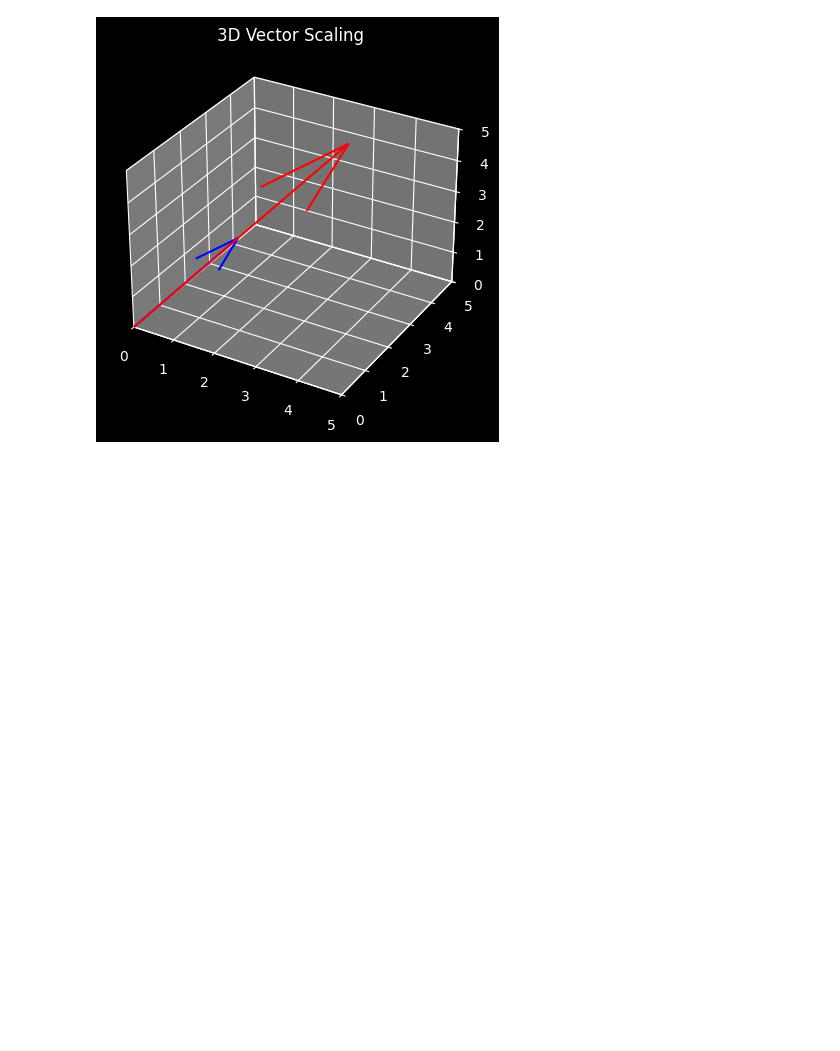
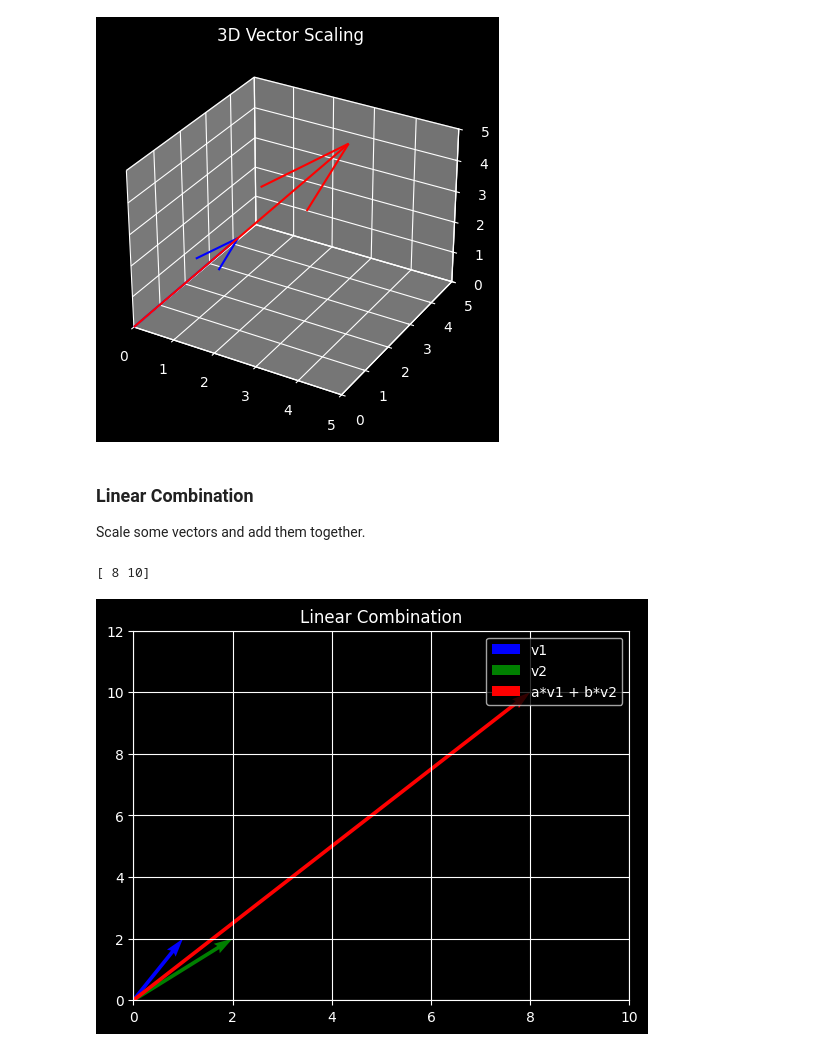
Before and after one commit to safinmahesania/AI-Journey, a Jupyter notebook: 02 Linear Algebra for Machine Learning/linear_algebra.ipynb, the cells around one changed output. Drawn from its saved outputs; the diff is of its cells as text; code cells hidden in the pictures; blank space fills up the shorter version.

Commit message:
Linear Combination Span Basis Vectors Identity Transformation Scaling Transformation Rotation Transformation Visualizing a Transformation

```diff
--- a/02 Linear Algebra for Machine Learning/linear_algebra.ipynb
+++ b/02 Linear Algebra for Machine Learning/linear_algebra.ipynb
@@ -136,3 +138,32 @@ plt.show()
 # %% [output]
 [4 2 6]
 [figure]
+# %% [markdown]
+### Linear Combination
+Scale some vectors and add them together.
+# %%
+v1 = np.array([1, 2])
+v2 = np.array([2, 2])
+
+a = 2
+b = 3
+
+linear_combo = a * v1 + b * v2
+print(linear_combo)
+
+# Visualize
+plt.quiver(0, 0, v1[0], v1[1], scale=1, scale_units='xy', angles='xy', label='v1',color='blue')
+plt.quiver(0, 0, v2[0], v2[1], scale=1, scale_units='xy', angles='xy', label='v2',color='green')
+
+plt.quiver(0, 0, linear_combo[0], linear_combo[1],
+           scale=1, scale_units='xy', angles='xy', color='red', label='a*v1 + b*v2')
+
+plt.xlim(0, 10)
+plt.ylim(0, 12)
+plt.grid()
+plt.legend()
+plt.title("Linear Combination")
+plt.show()
+# %% [output]
+[ 8 10]
+[figure, added]
```
Also changed, not shown: parts of 17 cells of this notebook.
